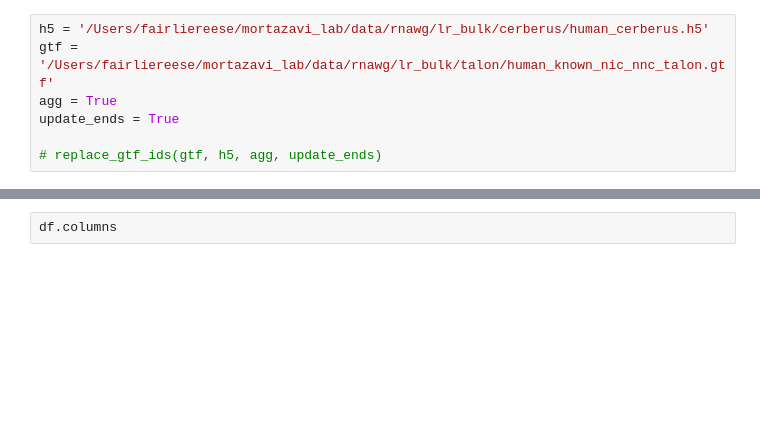
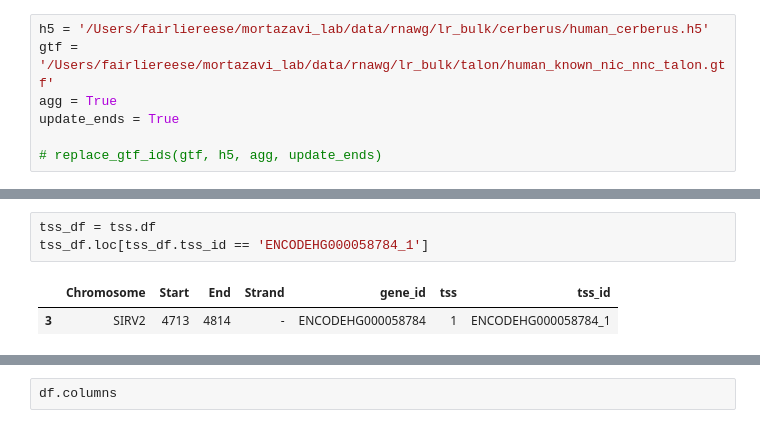
Before and after one commit to mortazavilab/cerberus, a Jupyter notebook: 220412_dev.ipynb, the cells around one changed output, grey strips where cells are left out. Drawn from its saved outputs; the diff is of its cells as text; blank space fills up the shorter version.

```diff
--- a/220412_dev.ipynb
+++ b/220412_dev.ipynb
@@ -142,0 +164,6 @@ def sort_gtf(df):
+# %%
+tss_df = tss.df
+tss_df.loc[tss_df.tss_id == 'ENCODEHG000058784_1']
+# %% [output]
+|  | Chromosome | Start | End | Strand | gene_id | tss | tss_id |
+| 3 | SIRV2 | 4713 | 4814 | - | ENCODEHG000058784 | 1 | ENCODEHG000058784_1 |
```
Also changed, not shown: parts of 17 cells of this notebook, 2 other files.
